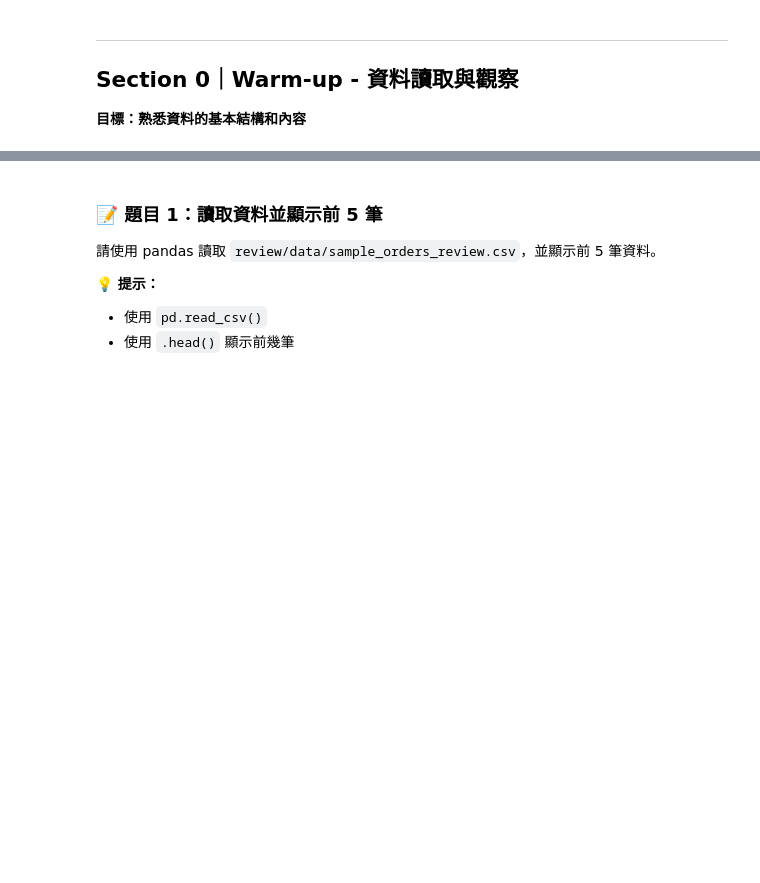
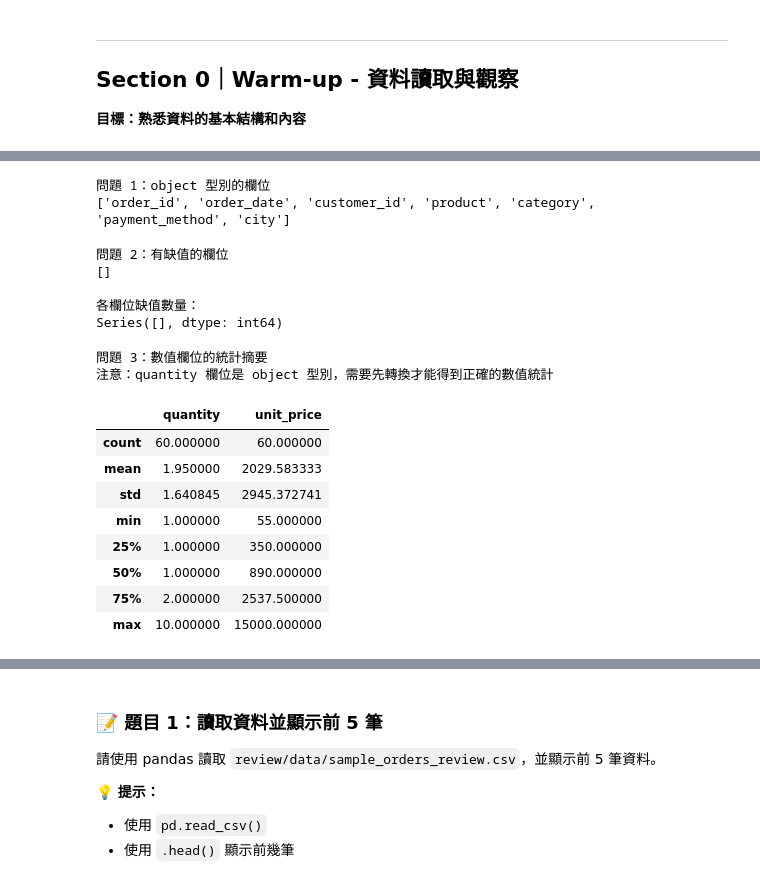
Before and after one commit to goodfishcode/20260207-python, a Jupyter notebook: review/L11_L12_review_test_data.ipynb, the cells around one changed output, grey strips where cells are left out. Saved outputs shown, nothing was run; the diff lists cells and outputs as text; code cells hidden in the pictures; blank space fills up the shorter version.

```diff
--- a/review/L11_L12_review_test_data.ipynb
+++ b/review/L11_L12_review_test_data.ipynb
@@ -6,0 +91,38 @@
+# %%
+# 回答問題 1：有哪些欄位是 object 型別？
+print("問題 1：object 型別的欄位")
+object_cols = df.select_dtypes(include='object').columns.tolist()
+print(object_cols)
+# %% [output]
+問題 1：object 型別的欄位
+['order_id', 'order_date', 'customer_id', 'product', 'category', 'payment_method', 'city']
+# %%
+# 回答問題 2：有哪些欄位有缺值？
+print("問題 2：有缺值的欄位")
+missing_cols = df.columns[df.isna().any()].tolist()
+print(missing_cols)
+print("\n各欄位缺值數量：")
+print(df.isna().sum()[df.isna().sum() > 0])
+# %% [output]
+問題 2：有缺值的欄位
+[]
+
+各欄位缺值數量：
+Series([], dtype: int64)
+# %%
+# 回答問題 3：數值欄位的統計摘要
+print("問題 3：數值欄位的統計摘要")
+print("注意：quantity 欄位是 object 型別，需要先轉換才能得到正確的數值統計")
+df.describe()
+# %% [output]
+問題 3：數值欄位的統計摘要
+注意：quantity 欄位是 object 型別，需要先轉換才能得到正確的數值統計
+|  | quantity | unit_price |
+| count | 60.000000 | 60.000000 |
+| mean | 1.950000 | 2029.583333 |
+| std | 1.640845 | 2945.372741 |
+| min | 1.000000 | 55.000000 |
+| 25% | 1.000000 | 350.000000 |
+| 50% | 1.000000 | 890.000000 |
+| 75% | 2.000000 | 2537.500000 |
+| max | 10.000000 | 15000.000000 |
```
Also changed, not shown: parts of 24 cells of this notebook, 8 other files.
